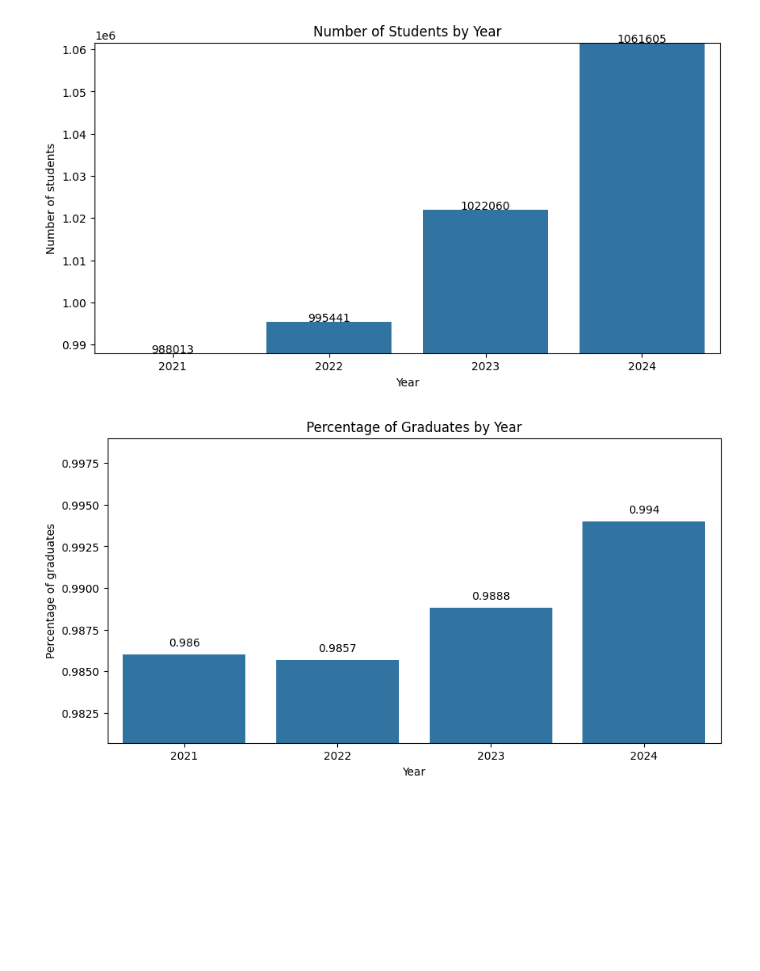
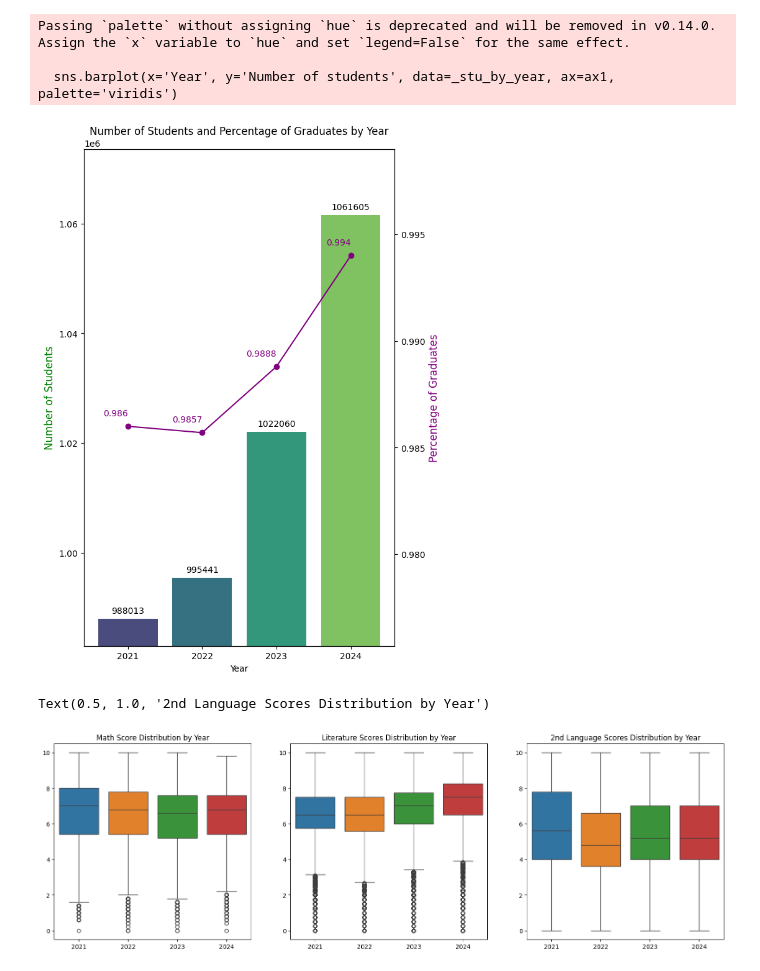
Before and after one commit to sydneycally-inclane-2812/data_vis_uni2024, a Jupyter notebook: analysis.ipynb, the cells around one changed output. Saved outputs shown, nothing was run; the diff lists cells and outputs as text; code cells hidden in the pictures; blank space fills up the shorter version.

```diff
--- a/analysis.ipynb
+++ b/analysis.ipynb
@@ -82,33 +65,42 @@ sns.barplot(x='Year', y='Number of students', data=_stu_by_year)
 # %%
-# Compare number of students in each year, and the number that graduates. Number of graduates is approximated, as the formula requires personal information.
-# Graduation rule:
-#   Attend the exam in all 3 subjects: Math, Literature, English and either the natural science group or the social science group.
-#   No score is below 1.0
-#   The average score is at least 5.0
-# Graduation data is taken from official statistics:
+import pandas as pd
+import seaborn as sns
+import matplotlib.pyplot as plt
+
+# Sample data
+std_count = [988013, 995441, 1022060, 1061605]
+
+# Graduation data
 _grad_by_year = pd.DataFrame({'Year': ['2021', '2022', '2023', '2024'], 'Percentage of graduates': [.986, .9857, .9888, .994]})
 
-_stu_by_year = pd.DataFrame({'Year': ['2021', '2022', '2023', '2024'], 'Number of students': [len(year) for year in years]})
-for year in years:
-    year['Graduated'] = (all(year[['math', 'literature', '2nd_lang']].min(axis=1) >= 1.0))# & (year[['math', 'literature', 'english']].mean(axis=1) >= 5.0)).astype(int)
+# Number of students data
+_stu_by_year = pd.DataFrame({'Year': ['2021', '2022', '2023', '2024'], 'Number of students': std_count})
 
 # Plot number of students by year
-plt.figure(figsize=(10, 5))
-sns.barplot(x='Year', y='Number of students', data=_stu_by_year)
-plt.ylim(_stu_by_year['Number of students'].min() - 10, _stu_by_year['Number of students'].max() + 10)
+fig, ax1 = plt.subplots(figsize=(10, 10))
+
+# Bar plot for number of students
+sns.barplot(x='Year', y='Number of students', data=_stu_by_year, ax=ax1, palette='viridis')
+ax1.set_ylim(_stu_by_year['Number of students'].min() - 5000, _stu_by_year['Number of students'].max() + 12000)
+ax1.set_ylabel('Number of Students', color='g', fontsize=12)
 for index, row in _stu_by_year.iterrows():
-    plt.text(row.name, row['Number of students'] + 1, round(row['Number of students'], 2), color='black', ha="center")
-plt.title('Number of Students by Year')
+    ax1.text(index, row['Number of students'] + 1000, round(row['Number of students'], 2), color='black', ha="center")
+
+# Line chart for percentage of graduates
+ax2 = ax1.twinx()
+ax2.plot(_grad_by_year['Year'], _grad_by_year['Percentage of graduates'], color='purple', marker='o')
+ax2.set_ylim(_grad_by_year['Percentage of graduates'].min() - 0.01, _grad_by_year['Percentage of graduates'].max() + 0.005)
+ax2.set_ylabel('Percentage of Graduates', color='purple', fontsize=12)
+for index, row in _grad_by_year.iterrows():
+    ax2.text(index, row['Percentage of graduates'] + 0.0005, round(row['Percentage of graduates'], 4), color='purple', ha="right")
+
+plt.subplots_adjust(left=0.5, right=1, top=0.9, bottom=0.1)
+
+
+plt.title('Number of Students and Percentage of Graduates by Year')
 plt.show()
-
-# Plot percentage of graduates by year
-plt.figure(figsize=(10, 5))
-sns.barplot(x='Year', y='Percentage of graduates', data=_grad_by_year)
-plt.ylim(_grad_by_year['Percentage of graduates'].min() - 0.005, _grad_by_year['Percentage of graduates'].max() + 0.005)
-for index, row in _grad_by_year.iterrows():
-    plt.text(row.name, row['Percentage of graduates'] + 0.0005, round(row['Percentage of graduates'], 4), color='black', ha="center")
-plt.title('Percentage of Graduates by Year')
-plt.show()
 # %% [output]
+Passing `palette` without assigning `hue` is deprecated and will be removed in v0.14.0. Assign the `x` variable to `hue` and set `legend=False` for the same effect.
+
+  sns.barplot(x='Year', y='Number of students', data=_stu_by_year, ax=ax1, palette='viridis')
-[figure, old version]
+[figure, new version]
-[figure, removed]
@@ -114,0 +127,21 @@ plt.show()
+# %%
+# Box plot to see distribution of scores: 3 graphs (math, literature, 2nd language), (his, geo, civic), (phys, chem, bio)
+# each subject has 4 box plots, one for each year
+
+subj4 = [math4, lit4, eng4, bio4, che4, phy4, his4, geo4, civ4]
+
+plt.figure(figsize=(20, 20))
+plt.subplot(3, 3, 1)
+sns.boxplot(data=math4)
+plt.title('Math Score Distribution by Year')
+plt.subplot(3, 3, 2)
+sns.boxplot(data=lit4)
+plt.title('Literature Scores Distribution by Year')
+plt.subplot(3, 3, 3)
+sns.boxplot(data=eng4)
+plt.title('2nd Language Scores Distribution by Year')
+
+plt.show()
+# %% [output]
+Text(0.5, 1.0, '2nd Language Scores Distribution by Year')
+[figure, added]
```
Also changed, not shown: parts of 24 cells of this notebook, 5 other files.
